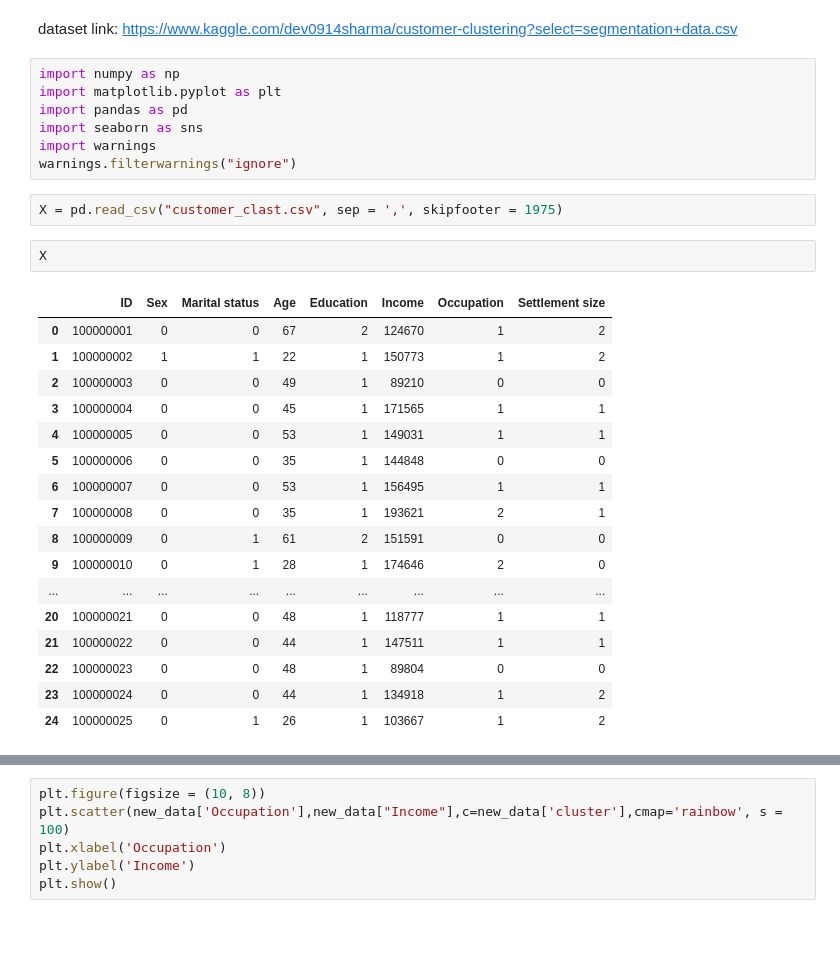
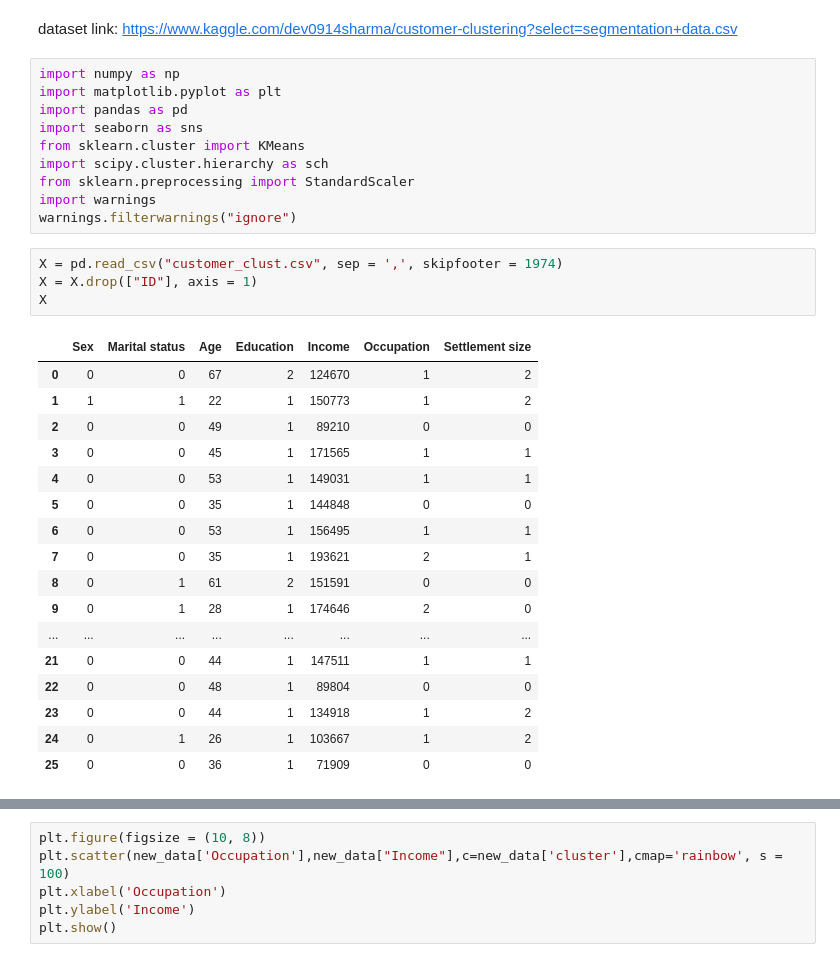
Before and after one commit to la1login/work, a Jupyter notebook: 2021-2022/course_work/clusterization.ipynb, the cells around one changed output, grey strips where cells are left out. Cells and saved outputs as stored; diff of their text form; blank space fills up the shorter version.

```diff
--- a/2021-2022/course_work/clusterization.ipynb
+++ b/2021-2022/course_work/clusterization.ipynb
@@ -5,27 +5,30 @@ import numpy as np
 import matplotlib.pyplot as plt
 import pandas as pd
 import seaborn as sns
+from sklearn.cluster import KMeans
+import scipy.cluster.hierarchy as sch
+from sklearn.preprocessing import StandardScaler
 import warnings
 warnings.filterwarnings("ignore")
 # %%
-X = pd.read_csv("customer_clast.csv", sep = ',', skipfooter = 1975)
+X = pd.read_csv("customer_clust.csv", sep = ',', skipfooter = 1974)
+X = X.drop(["ID"], axis = 1)
+X
+# %% [output]
+|  | Sex | Marital status | Age | Education | Income | Occupation | Settlement size |
+| 0 | 0 | 0 | 67 | 2 | 124670 | 1 | 2 |
+| 1 | 1 | 1 | 22 | 1 | 150773 | 1 | 2 |
+| 2 | 0 | 0 | 49 | 1 | 89210 | 0 | 0 |
+| 3 | 0 | 0 | 45 | 1 | 171565 | 1 | 1 |
+| 4 | 0 | 0 | 53 | 1 | 149031 | 1 | 1 |
+| 5 | 0 | 0 | 35 | 1 | 144848 | 0 | 0 |
+| 6 | 0 | 0 | 53 | 1 | 156495 | 1 | 1 |
+| 7 | 0 | 0 | 35 | 1 | 193621 | 2 | 1 |
+| 8 | 0 | 1 | 61 | 2 | 151591 | 0 | 0 |
+| 9 | 0 | 1 | 28 | 1 | 174646 | 2 | 0 |
+| ... | ... | ... | ... | ... | ... | ... | ... |
+| 21 | 0 | 0 | 44 | 1 | 147511 | 1 | 1 |
+| 22 | 0 | 0 | 48 | 1 | 89804 | 0 | 0 |
+| 23 | 0 | 0 | 44 | 1 | 134918 | 1 | 2 |
+| 24 | 0 | 1 | 26 | 1 | 103667 | 1 | 2 |
+| 25 | 0 | 0 | 36 | 1 | 71909 | 0 | 0 |
-# %%
-X
-# %% [output]
-|  | ID | Sex | Marital status | Age | Education | Income | Occupation | Settlement size |
-| 0 | 100000001 | 0 | 0 | 67 | 2 | 124670 | 1 | 2 |
-| 1 | 100000002 | 1 | 1 | 22 | 1 | 150773 | 1 | 2 |
-| 2 | 100000003 | 0 | 0 | 49 | 1 | 89210 | 0 | 0 |
-| 3 | 100000004 | 0 | 0 | 45 | 1 | 171565 | 1 | 1 |
-| 4 | 100000005 | 0 | 0 | 53 | 1 | 149031 | 1 | 1 |
-| 5 | 100000006 | 0 | 0 | 35 | 1 | 144848 | 0 | 0 |
-| 6 | 100000007 | 0 | 0 | 53 | 1 | 156495 | 1 | 1 |
-| 7 | 100000008 | 0 | 0 | 35 | 1 | 193621 | 2 | 1 |
-| 8 | 100000009 | 0 | 1 | 61 | 2 | 151591 | 0 | 0 |
-| 9 | 100000010 | 0 | 1 | 28 | 1 | 174646 | 2 | 0 |
-| ... | ... | ... | ... | ... | ... | ... | ... | ... |
-| 20 | 100000021 | 0 | 0 | 48 | 1 | 118777 | 1 | 1 |
-| 21 | 100000022 | 0 | 0 | 44 | 1 | 147511 | 1 | 1 |
-| 22 | 100000023 | 0 | 0 | 48 | 1 | 89804 | 0 | 0 |
-| 23 | 100000024 | 0 | 0 | 44 | 1 | 134918 | 1 | 2 |
-| 24 | 100000025 | 0 | 1 | 26 | 1 | 103667 | 1 | 2 |
```
Also changed, not shown: parts of 27 cells of this notebook, 15 other files.
